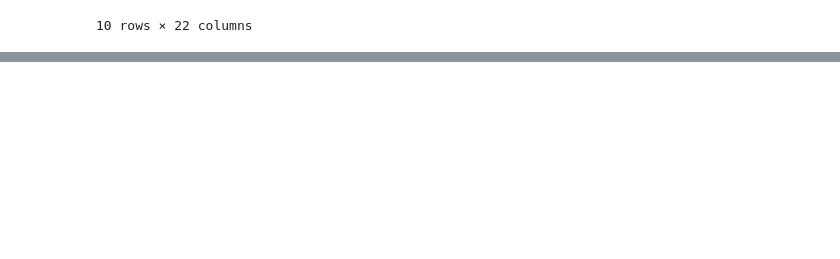
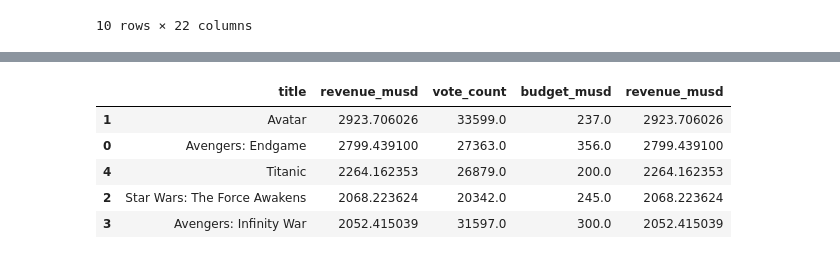
Before and after one commit to hubiverse/amalitech-de-labs, a Jupyter notebook: tmdb_movie/main.ipynb, the cells around one changed output, grey strips where cells are left out. Saved outputs shown, nothing was run; the diff lists cells and outputs as text; code cells hidden in the pictures; blank space fills up the shorter version.

```diff
--- a/tmdb_movie/main.ipynb
+++ b/tmdb_movie/main.ipynb
@@ -306,0 +325,23 @@ display(df_cleaned[['title', 'director', 'cast_size', 'cast_size', 'budget_musd'
+# %%
+def rank_movies(movie_df, column, n=5, ascending=False, min_votes=0, min_budget=0):
+    """
+    Ranks movies based on a specific column with optional quality filters.
+    """
+    return (
+        movie_df
+        .query(f"vote_count >= {min_votes} and budget_musd >= {min_budget}")
+        .sort_values(by=column, ascending=ascending)
+        [['title', column, 'vote_count', 'budget_musd', 'revenue_musd']]
+        .head(n)
+    )
+# %%
+# 1. Highest Revenue
+top_revenue = rank_movies(df_final, 'revenue_musd')
+top_revenue
+# %% [output]
+|  | title | revenue_musd | vote_count | budget_musd | revenue_musd |
+| 1 | Avatar | 2923.706026 | 33599.0 | 237.0 | 2923.706026 |
+| 0 | Avengers: Endgame | 2799.439100 | 27363.0 | 356.0 | 2799.439100 |
+| 4 | Titanic | 2264.162353 | 26879.0 | 200.0 | 2264.162353 |
+| 2 | Star Wars: The Force Awakens | 2068.223624 | 20342.0 | 245.0 | 2068.223624 |
+| 3 | Avengers: Infinity War | 2052.415039 | 31597.0 | 300.0 | 2052.415039 |
```
Also changed, not shown: parts of 16 cells of this notebook.
